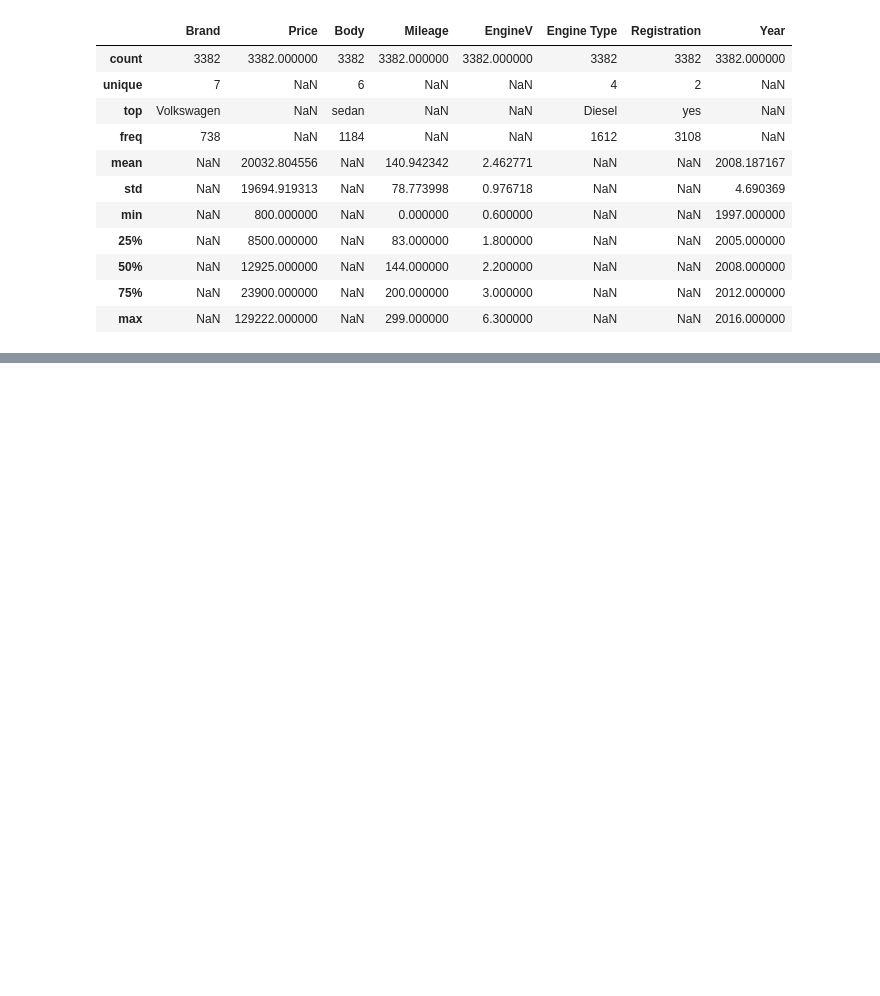
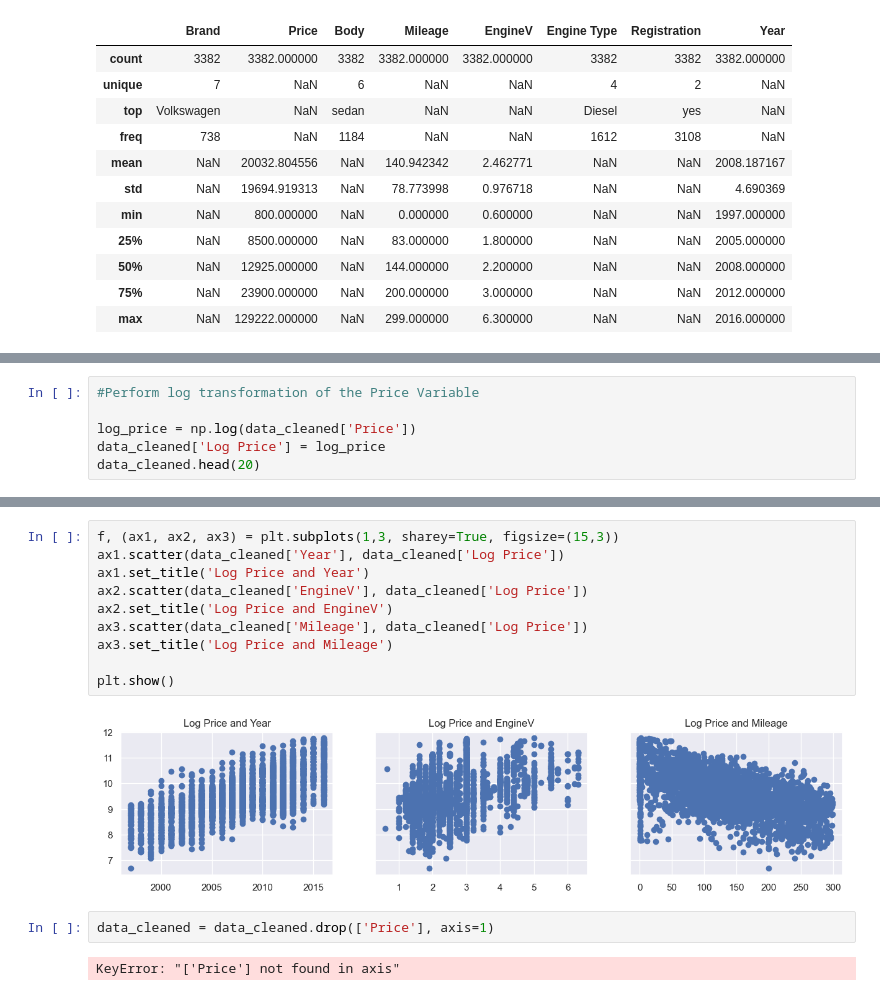
Before and after one commit to psalmskalu/data_science_class_with_smyle, a Jupyter notebook: exercise class/car_prices.ipynb, the cells around one changed output, grey strips where cells are left out. Drawn from its saved outputs; the diff is of its cells as text; blank space fills up the shorter version.

```diff
--- a/exercise class/car_prices.ipynb
+++ b/exercise class/car_prices.ipynb
@@ -277,0 +292,6 @@ data_cleaned.describe(include='all')
+# %%
+#Perform log transformation of the Price Variable
+
+log_price = np.log(data_cleaned['Price'])
+data_cleaned['Log Price'] = log_price
+data_cleaned.head(20)
@@ -277,0 +316,16 @@ data_cleaned.describe(include='all')
+# %%
+f, (ax1, ax2, ax3) = plt.subplots(1,3, sharey=True, figsize=(15,3))
+ax1.scatter(data_cleaned['Year'], data_cleaned['Log Price'])
+ax1.set_title('Log Price and Year')
+ax2.scatter(data_cleaned['EngineV'], data_cleaned['Log Price'])
+ax2.set_title('Log Price and EngineV')
+ax3.scatter(data_cleaned['Mileage'], data_cleaned['Log Price'])
+ax3.set_title('Log Price and Mileage')
+
+plt.show()
+# %% [output]
+[figure, added]
+# %%
+data_cleaned = data_cleaned.drop(['Price'], axis=1)
+# %% [output]
+KeyError: "['Price'] not found in axis"
```
Also changed, not shown: parts of 6 cells of this notebook.
